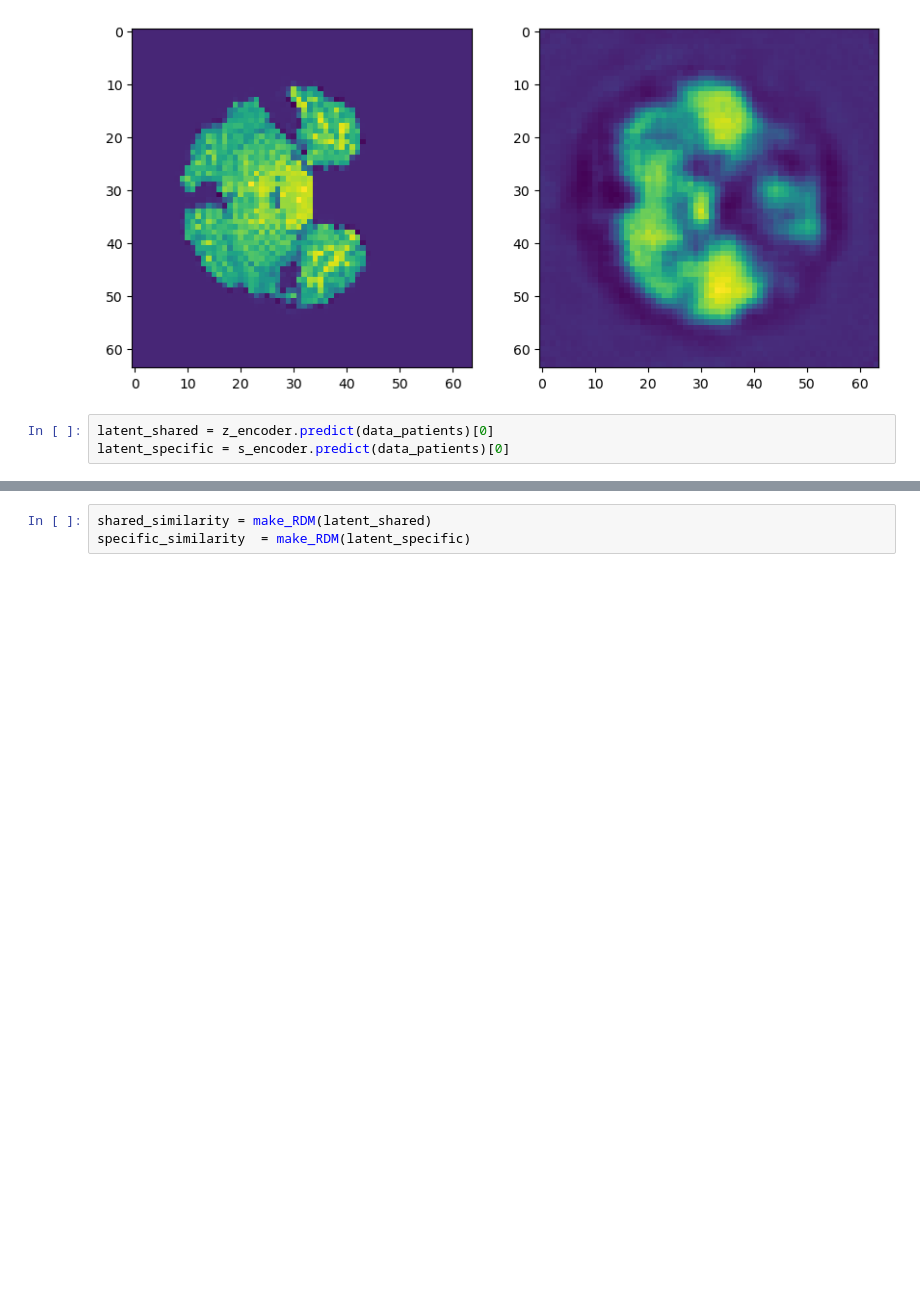
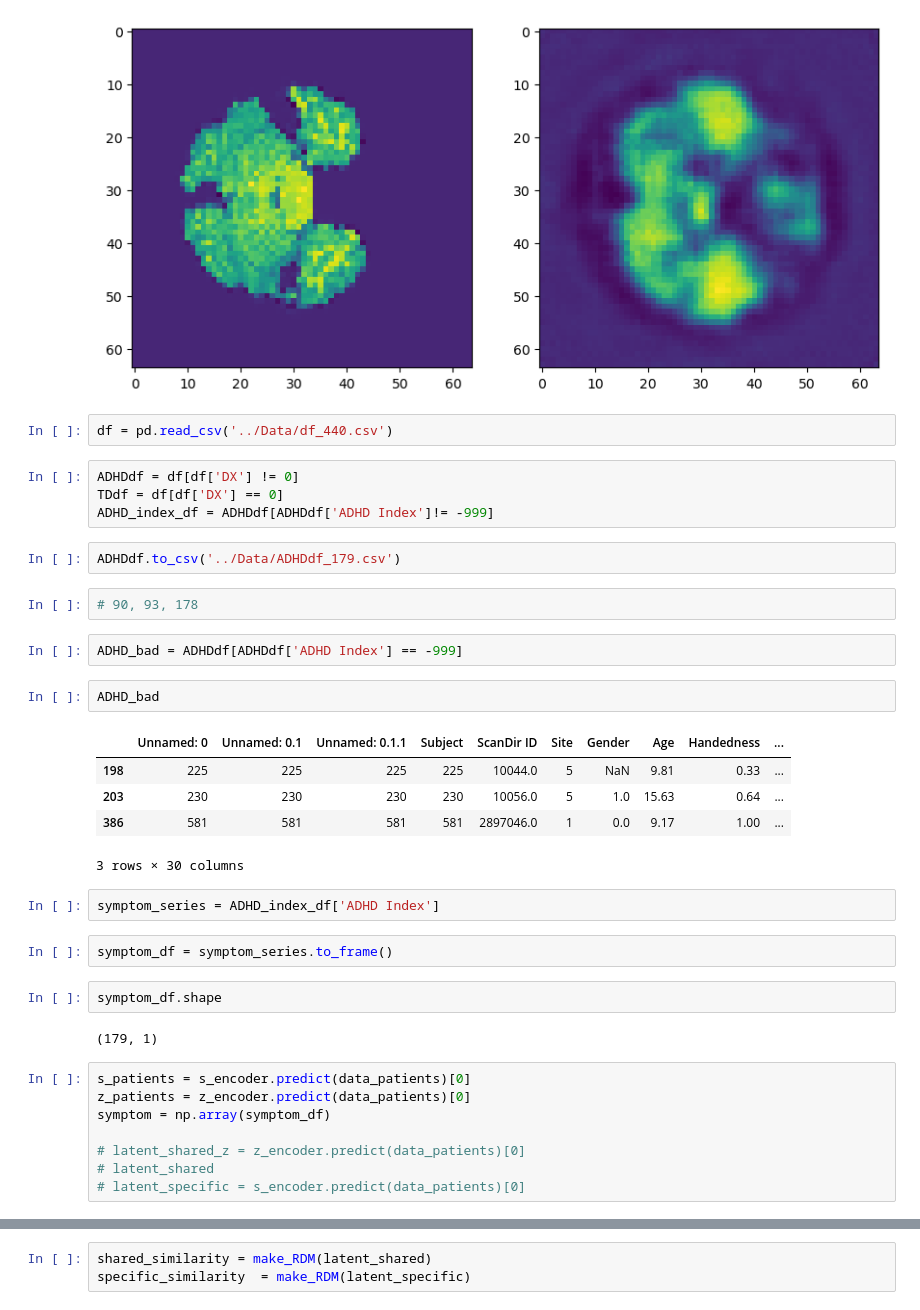
Before and after one commit to Aglinskas/BC-MRI-ADHD, a Jupyter notebook: Code/006_mse_and_rsa.ipynb, the cells around one changed output, grey strips where cells are left out. Saved outputs shown, nothing was run; the diff lists cells and outputs as text; blank space fills up the shorter version.

```diff
--- a/Code/006_mse_and_rsa.ipynb
+++ b/Code/006_mse_and_rsa.ipynb
@@ -216,6 +196,39 @@ plt.imshow(recon_patients[s,:,:,32])
 plt.show()
 # %% [output]
 [figure]
+# %%
+df = pd.read_csv('../Data/df_440.csv')
+# %%
+ADHDdf = df[df['DX'] != 0]
+TDdf = df[df['DX'] == 0]
+ADHD_index_df = ADHDdf[ADHDdf['ADHD Index']!= -999]
+# %%
+ADHDdf.to_csv('../Data/ADHDdf_179.csv')
+# %%
+# 90, 93, 178
+# %%
+ADHD_bad = ADHDdf[ADHDdf['ADHD Index'] == -999]
+# %%
+ADHD_bad
+# %% [output]
+|  | Unnamed: 0 | Unnamed: 0.1 | Unnamed: 0.1.1 | Subject | ScanDir ID | Site | Gender | Age | Handedness | ... |
+| 198 | 225 | 225 | 225 | 225 | 10044.0 | 5 | NaN | 9.81 | 0.33 | ... |
+| 203 | 230 | 230 | 230 | 230 | 10056.0 | 5 | 1.0 | 15.63 | 0.64 | ... |
+| 386 | 581 | 581 | 581 | 581 | 2897046.0 | 1 | 0.0 | 9.17 | 1.00 | ... |
+3 rows × 30 columns
+# %%
+symptom_series = ADHD_index_df['ADHD Index']
+# %%
+symptom_df = symptom_series.to_frame()
+# %%
+symptom_df.shape
+# %% [output]
+(179, 1)
 # %%
-latent_shared = z_encoder.predict(data_patients)[0]
-latent_specific = s_encoder.predict(data_patients)[0]
+s_patients = s_encoder.predict(data_patients)[0]
+z_patients = z_encoder.predict(data_patients)[0]
+symptom = np.array(symptom_df)
+
+# latent_shared_z = z_encoder.predict(data_patients)[0]
+# latent_shared
+# latent_specific = s_encoder.predict(data_patients)[0]
```
Also changed, not shown: parts of 15 cells of this notebook, 2 other files.
